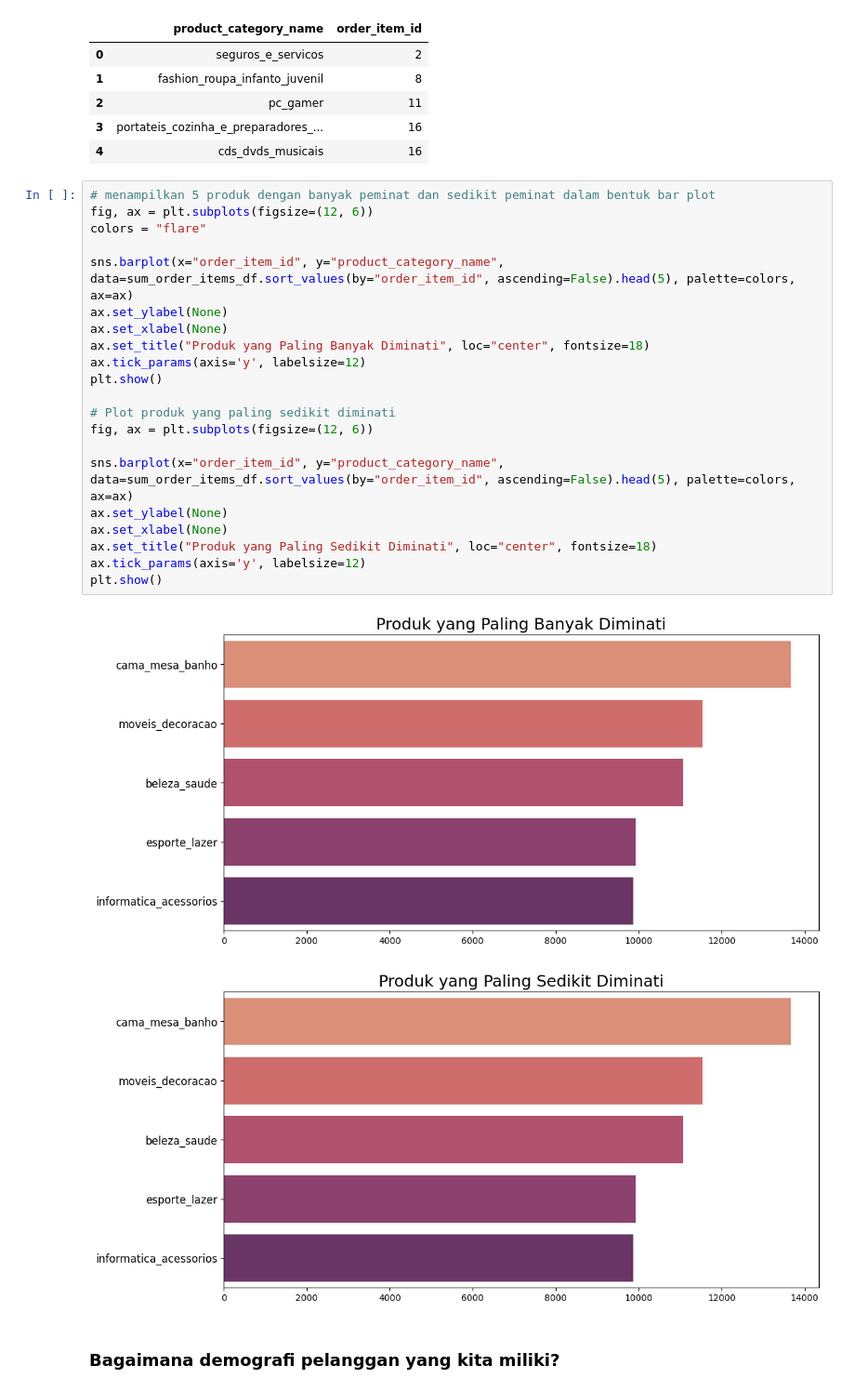
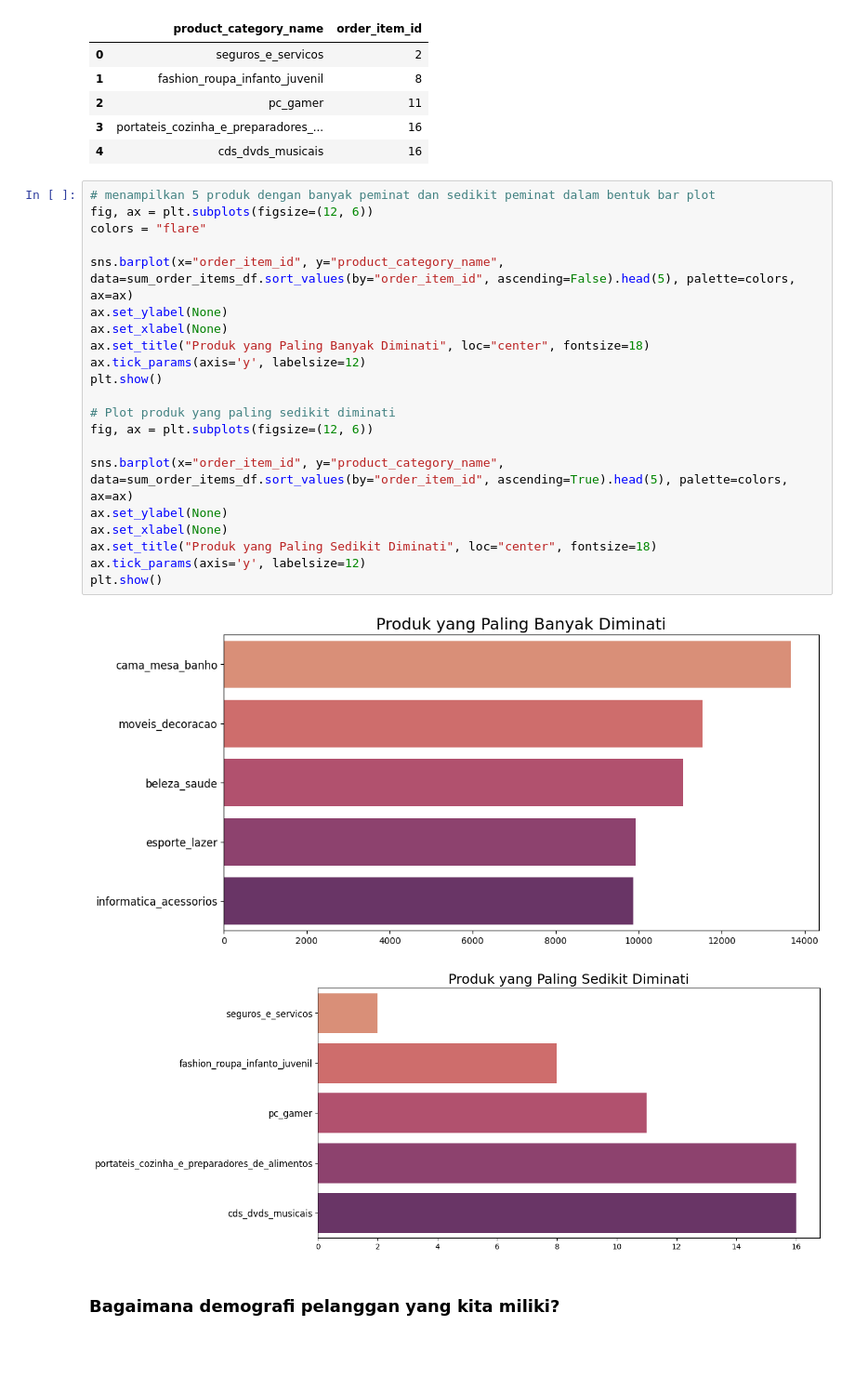
Before and after one commit to hilmansw/Brazilian-E-Commerce-Data-Analysis, a Jupyter notebook: notebook.ipynb, the cells around one changed output. Shown at 93% size. Cells and saved outputs as stored; diff of their text form; blank space fills up the shorter version.

```diff
--- a/notebook.ipynb
+++ b/notebook.ipynb
@@ -1196,27 +1196,27 @@ sum_order_items_df.head()
 # %%
 # menampilkan 5 produk dengan banyak peminat dan sedikit peminat dalam bentuk bar plot
 fig, ax = plt.subplots(figsize=(12, 6))
 colors = "flare"
 
 sns.barplot(x="order_item_id", y="product_category_name", data=sum_order_items_df.sort_values(by="order_item_id", ascending=False).head(5), palette=colors, ax=ax)
 ax.set_ylabel(None)
 ax.set_xlabel(None)
 ax.set_title("Produk yang Paling Banyak Diminati", loc="center", fontsize=18)
 ax.tick_params(axis='y', labelsize=12)
 plt.show()
 
 # Plot produk yang paling sedikit diminati
 fig, ax = plt.subplots(figsize=(12, 6))
 
-sns.barplot(x="order_item_id", y="product_category_name", data=sum_order_items_df.sort_values(by="order_item_id", ascending=False).head(5), palette=colors, ax=ax)
+sns.barplot(x="order_item_id", y="product_category_name", data=sum_order_items_df.sort_values(by="order_item_id", ascending=True).head(5), palette=colors, ax=ax)
 ax.set_ylabel(None)
 ax.set_xlabel(None)
 ax.set_title("Produk yang Paling Sedikit Diminati", loc="center", fontsize=18)
 ax.tick_params(axis='y', labelsize=12)
 plt.show()
 # %% [output]
 [figure]
-[figure, old version]
+[figure, new version]
 # %% [markdown]
 ### Bagaimana demografi pelanggan yang kita miliki?
 # %%
```
Also changed, not shown: parts of 3 cells of this notebook.
